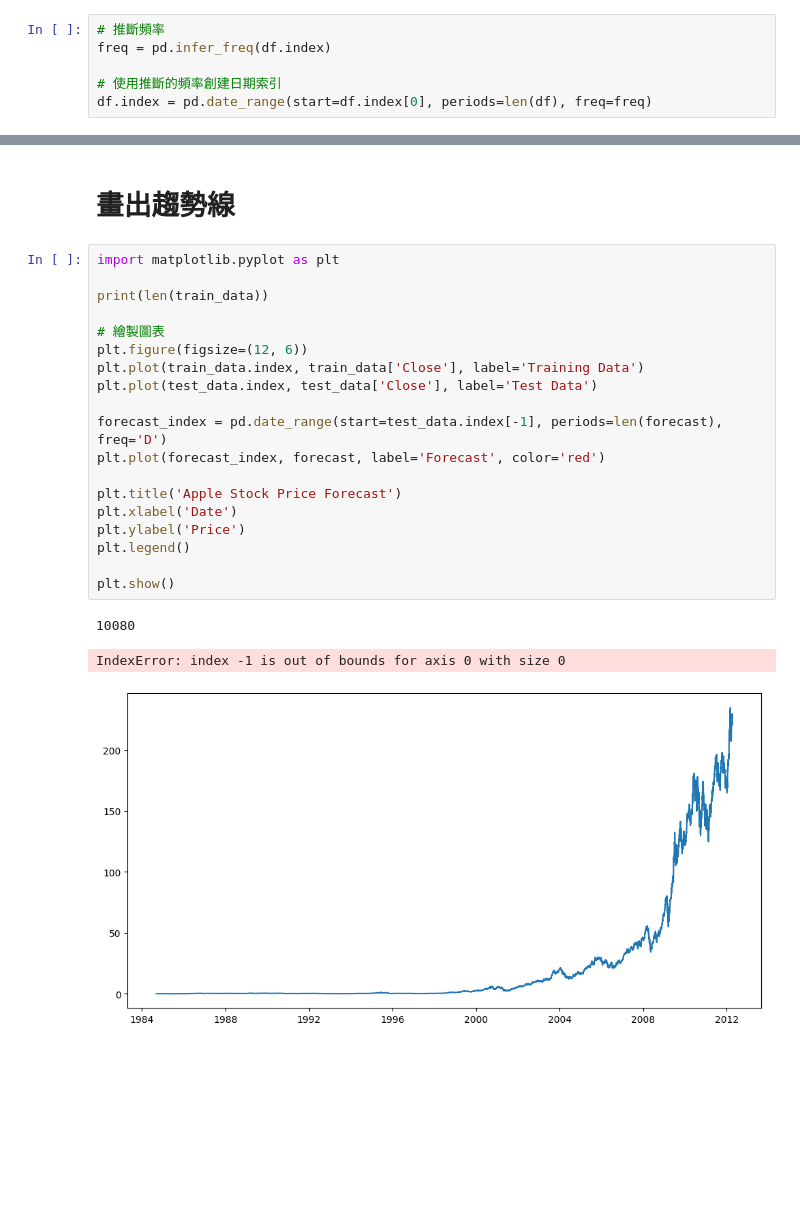
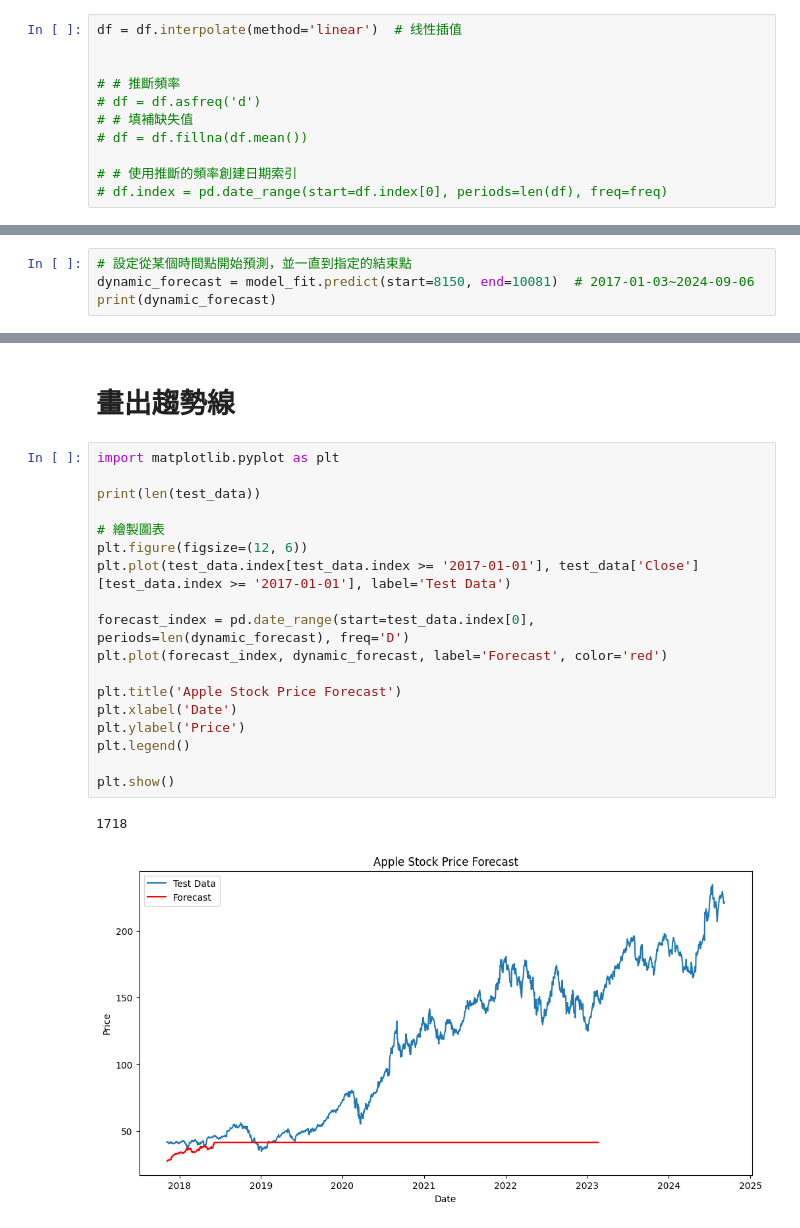
Before and after one commit to PuiPu/data_sci_final_project, a Jupyter notebook: ARIMA.ipynb, the cells around one changed output, grey strips where cells are left out. Saved outputs shown, nothing was run; the diff lists cells and outputs as text; blank space fills up the shorter version.

```diff
--- a/ARIMA.ipynb
+++ b/ARIMA.ipynb
@@ -25,10 +19,15 @@ df['Date'] = pd.to_datetime(df['Date'], format='%Y-%m-%d')
 df.set_index('Date', inplace=True)
 df = df.fillna(df.mean()) # 填補缺失值
 # %%
-# 推斷頻率
-freq = pd.infer_freq(df.index)
+df = df.interpolate(method='linear')  # 线性插值
 
-# 使用推斷的頻率創建日期索引
-df.index = pd.date_range(start=df.index[0], periods=len(df), freq=freq)
+
+# # 推斷頻率
+# df = df.asfreq('d')
+# # 填補缺失值
+# df = df.fillna(df.mean())
+
+# # 使用推斷的頻率創建日期索引
+# df.index = pd.date_range(start=df.index[0], periods=len(df), freq=freq)
 # %%
 print(df.index.freq)
@@ -102,0 +113,4 @@ plt.show()
+# %%
+# 設定從某個時間點開始預測，並一直到指定的結束點
+dynamic_forecast = model_fit.predict(start=8150, end=10081)  # 2017-01-03~2024-09-06
+print(dynamic_forecast)
@@ -105,23 +132,21 @@ plt.show()
 # %%
 import matplotlib.pyplot as plt
 
-print(len(train_data))
+print(len(test_data))
 
 # 繪製圖表
 plt.figure(figsize=(12, 6))
-plt.plot(train_data.index, train_data['Close'], label='Training Data')
-plt.plot(test_data.index, test_data['Close'], label='Test Data')
+plt.plot(test_data.index[test_data.index >= '2017-01-01'], test_data['Close'][test_data.index >= '2017-01-01'], label='Test Data')
 
-forecast_index = pd.date_range(start=test_data.index[-1], periods=len(forecast), freq='D')
-plt.plot(forecast_index, forecast, label='Forecast', color='red')
+forecast_index = pd.date_range(start=test_data.index[0], periods=len(dynamic_forecast), freq='D')
+plt.plot(forecast_index, dynamic_forecast, label='Forecast', color='red')
 
 plt.title('Apple Stock Price Forecast')
 plt.xlabel('Date')
 plt.ylabel('Price')
 plt.legend()
 
 plt.show()
 # %% [output]
-10080
+1718
-IndexError: index -1 is out of bounds for axis 0 with size 0
-[figure, old version]
+[figure, new version]
```
Also changed, not shown: parts of 11 cells of this notebook.
